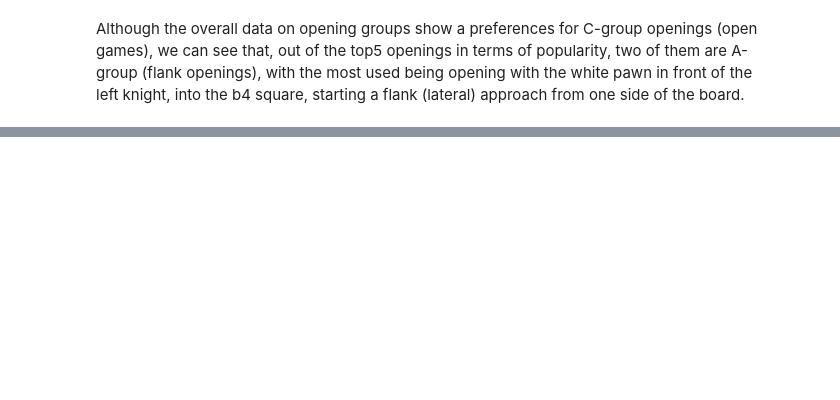
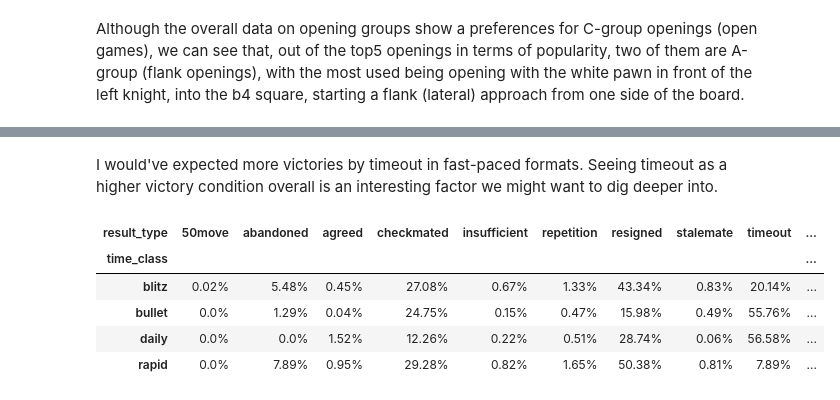
Before and after one commit to lamparelli/chess-data-analysis, a Jupyter notebook: main.ipynb, the cells around one changed output, grey strips where cells are left out. Cells and saved outputs as stored; diff of their text form; code cells hidden in the pictures; blank space fills up the shorter version.

```diff
--- a/main.ipynb
+++ b/main.ipynb
@@ -1188,0 +1216,12 @@ Although the overall data on opening groups show a preferences for C-group openi
+# %% [markdown]
+I would've expected more victories by timeout in fast-paced formats. Seeing timeout as a higher victory condition overall is an interesting factor we might want to dig deeper into.
+# %%
+resultTableTime = pd.crosstab(games["time_class"], games["result_type"], normalize="index")
+(resultTableTime * 100).round(2).astype(str) + "%"
+# %% [output]
+| result_type | 50move | abandoned | agreed | checkmated | insufficient | repetition | resigned | stalemate | timeout | ... |
+| time_class |  |  |  |  |  |  |  |  |  | ... |
+| blitz | 0.02% | 5.48% | 0.45% | 27.08% | 0.67% | 1.33% | 43.34% | 0.83% | 20.14% | ... |
+| bullet | 0.0% | 1.29% | 0.04% | 24.75% | 0.15% | 0.47% | 15.98% | 0.49% | 55.76% | ... |
+| daily | 0.0% | 0.0% | 1.52% | 12.26% | 0.22% | 0.51% | 28.74% | 0.06% | 56.58% | ... |
+| rapid | 0.0% | 7.89% | 0.95% | 29.28% | 0.82% | 1.65% | 50.38% | 0.81% | 7.89% | ... |
```
Also changed, not shown: parts of 7 cells of this notebook.
